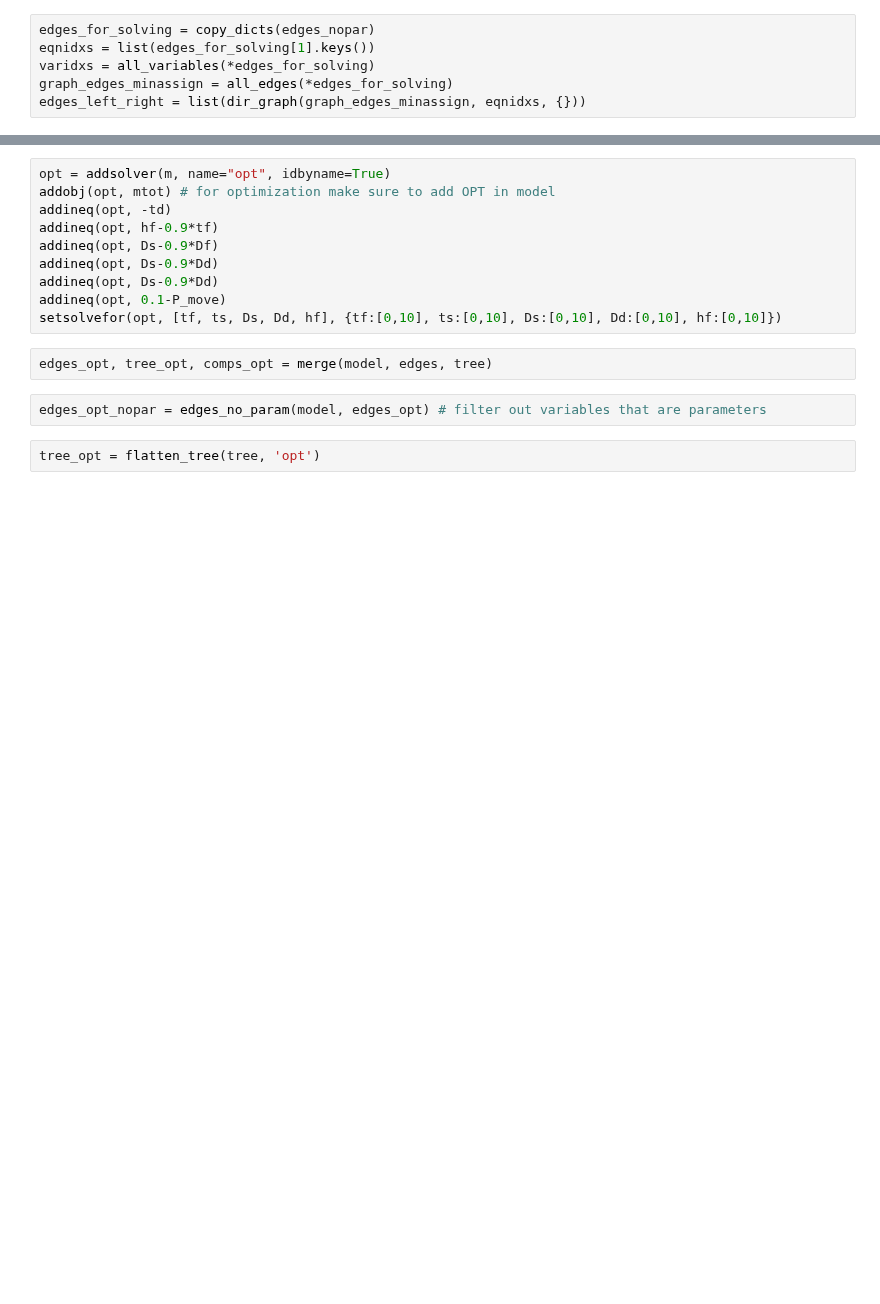
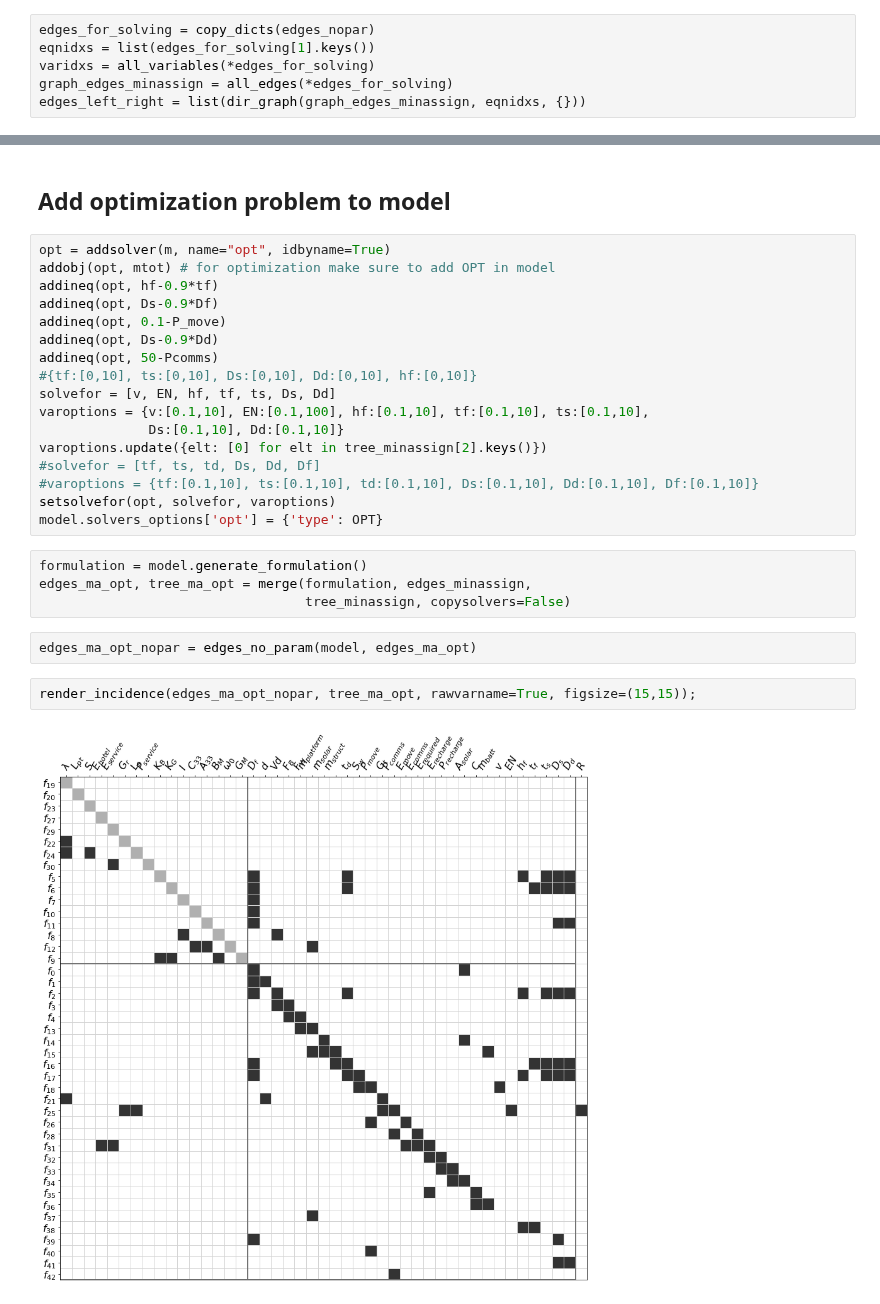
Before and after one commit to norheim/minimdo, a Jupyter notebook: minimdo/pearl/pearl_opt.ipynb, the cells around one changed output, grey strips where cells are left out. Drawn from its saved outputs; the diff is of its cells as text; blank space fills up the shorter version.

```diff
--- a/minimdo/pearl/pearl_opt.ipynb
+++ b/minimdo/pearl/pearl_opt.ipynb
@@ -21,17 +48,30 @@ selected = tuple((right, left) for left, right in edges_left_right if (left,righ
+# %% [markdown]
+## Add optimization problem to model
 # %%
 opt = addsolver(m, name="opt", idbyname=True)
 addobj(opt, mtot) # for optimization make sure to add OPT in model
-addineq(opt, -td)
 addineq(opt, hf-0.9*tf)
 addineq(opt, Ds-0.9*Df)
+addineq(opt, 0.1-P_move)
 addineq(opt, Ds-0.9*Dd)
-addineq(opt, Ds-0.9*Dd)
-addineq(opt, 0.1-P_move)
-setsolvefor(opt, [tf, ts, Ds, Dd, hf], {tf:[0,10], ts:[0,10], Ds:[0,10], Dd:[0,10], hf:[0,10]})
+addineq(opt, 50-Pcomms)
+#{tf:[0,10], ts:[0,10], Ds:[0,10], Dd:[0,10], hf:[0,10]}
+solvefor = [v, EN, hf, tf, ts, Ds, Dd]
+varoptions = {v:[0.1,10], EN:[0.1,100], hf:[0.1,10], tf:[0.1,10], ts:[0.1,10],
+              Ds:[0.1,10], Dd:[0.1,10]}
+varoptions.update({elt: [0] for elt in tree_minassign[2].keys()})
+#solvefor = [tf, ts, td, Ds, Dd, Df]
+#varoptions = {tf:[0.1,10], ts:[0.1,10], td:[0.1,10], Ds:[0.1,10], Dd:[0.1,10], Df:[0.1,10]}
+setsolvefor(opt, solvefor, varoptions)
+model.solvers_options['opt'] = {'type': OPT}
 # %%
-edges_opt, tree_opt, comps_opt = merge(model, edges, tree)
+formulation = model.generate_formulation()
+edges_ma_opt, tree_ma_opt = merge(formulation, edges_minassign,
+                                  tree_minassign, copysolvers=False)
 # %%
-edges_opt_nopar = edges_no_param(model, edges_opt) # filter out variables that are parameters
+edges_ma_opt_nopar = edges_no_param(model, edges_ma_opt)
-# %%
-tree_opt = flatten_tree(tree, 'opt')
+# %%
+render_incidence(edges_ma_opt_nopar, tree_ma_opt, rawvarname=True, figsize=(15,15));
+# %% [output]
+[figure, added]
 # %%
```
Also changed, not shown: parts of 15 cells of this notebook, 3 other files.
